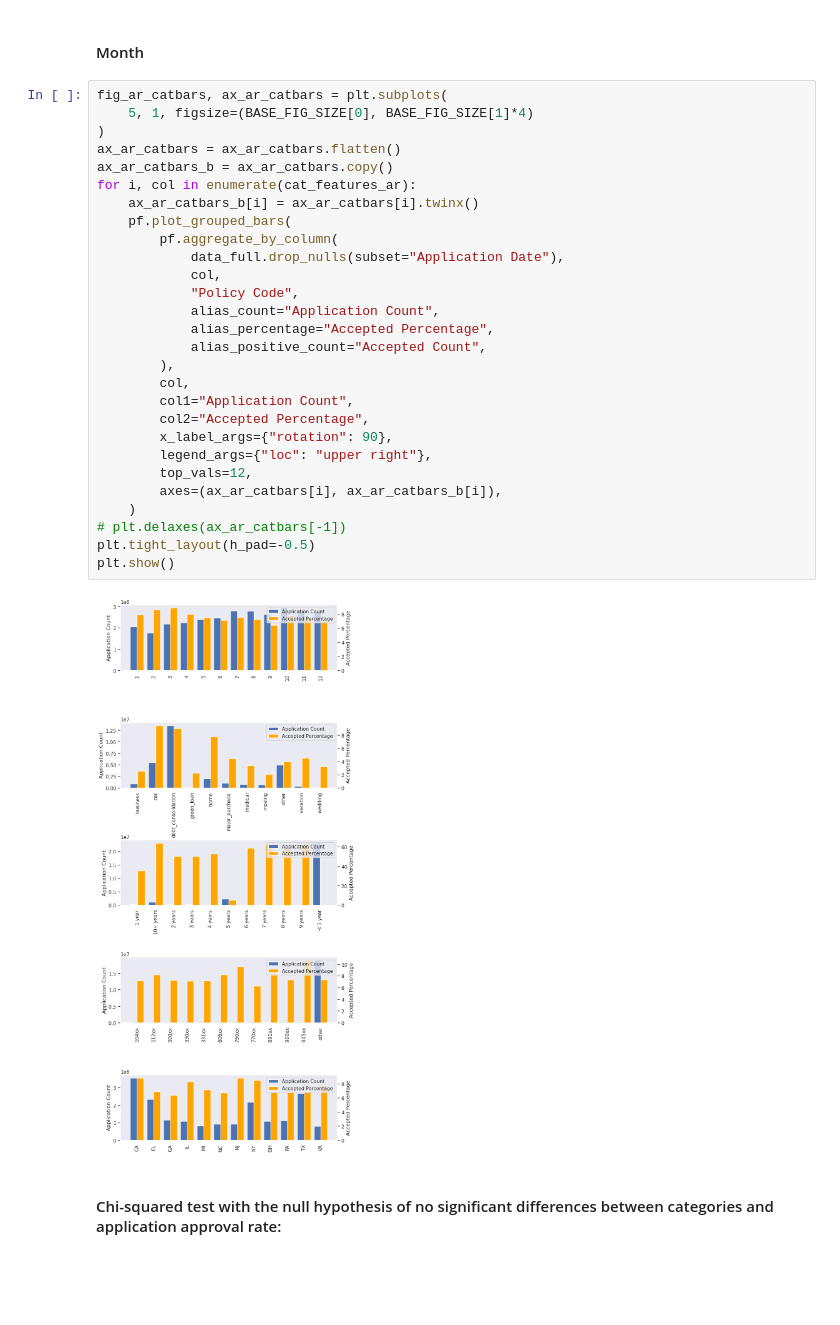
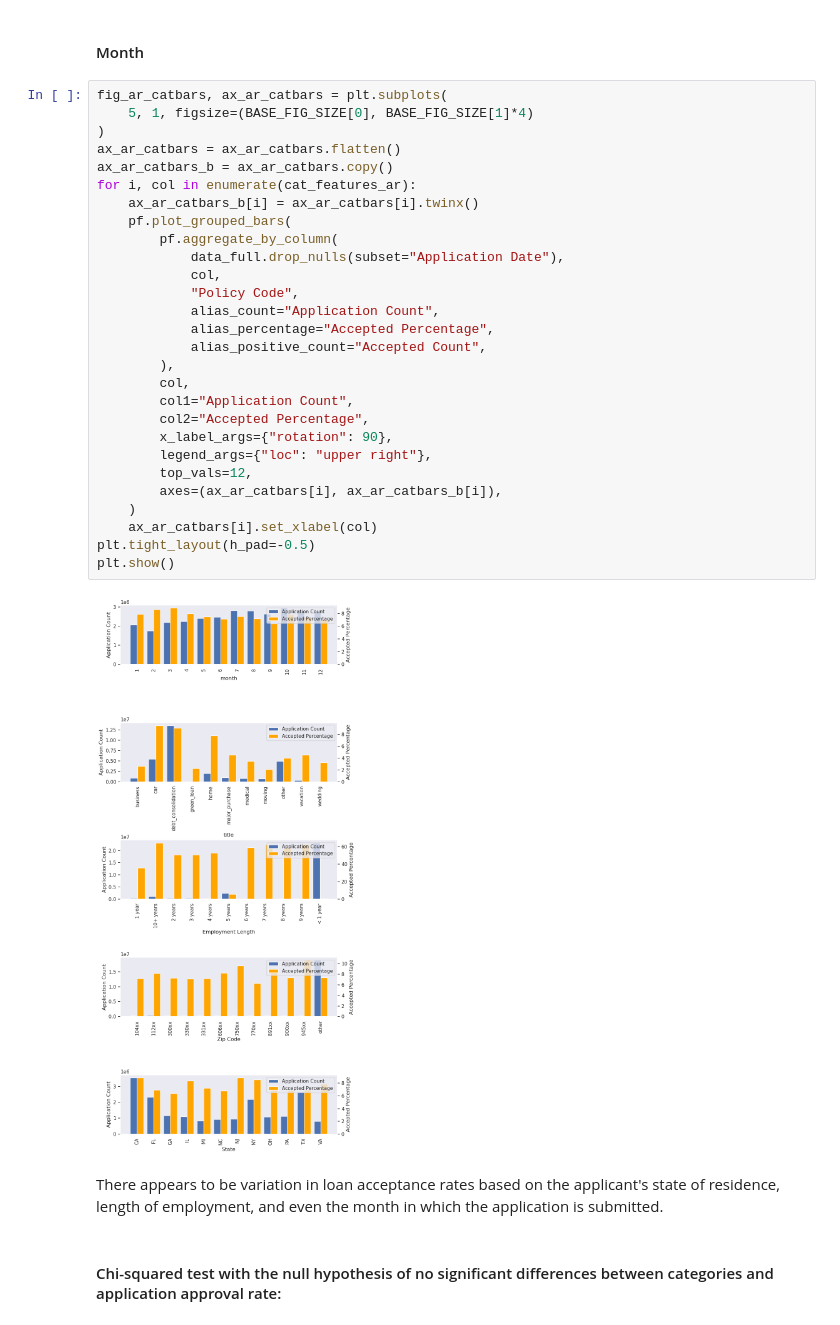
Before and after one commit to gediminas-skvarnavicius/lending-club, a Jupyter notebook: EDA.ipynb, the cells around one changed output. Drawn from its saved outputs; the diff is of its cells as text; blank space fills up the shorter version.

```diff
--- a/EDA.ipynb
+++ b/EDA.ipynb
@@ -380,33 +396,35 @@ data_full=data_full.with_columns(pl.col("Application Date").dt.month().alias('mo
 # %%
 fig_ar_catbars, ax_ar_catbars = plt.subplots(
     5, 1, figsize=(BASE_FIG_SIZE[0], BASE_FIG_SIZE[1]*4)
 )
 ax_ar_catbars = ax_ar_catbars.flatten()
 ax_ar_catbars_b = ax_ar_catbars.copy()
 for i, col in enumerate(cat_features_ar):
     ax_ar_catbars_b[i] = ax_ar_catbars[i].twinx()
     pf.plot_grouped_bars(
         pf.aggregate_by_column(
             data_full.drop_nulls(subset="Application Date"),
             col,
             "Policy Code",
             alias_count="Application Count",
             alias_percentage="Accepted Percentage",
             alias_positive_count="Accepted Count",
         ),
         col,
         col1="Application Count",
         col2="Accepted Percentage",
         x_label_args={"rotation": 90},
         legend_args={"loc": "upper right"},
         top_vals=12,
         axes=(ax_ar_catbars[i], ax_ar_catbars_b[i]),
     )
-# plt.delaxes(ax_ar_catbars[-1])
+    ax_ar_catbars[i].set_xlabel(col)
 plt.tight_layout(h_pad=-0.5)
 plt.show()
 # %% [output]
-[figure, old version]
+[figure, new version]
+# %% [markdown]
+There appears to be variation in loan acceptance rates based on the applicant's state of residence, length of employment, and even the month in which the application is submitted.
 # %% [markdown]
 #### Chi-squared test with the null hypothesis of no significant differences between categories and application approval rate:
 # %%
```
Also changed, not shown: parts of 99 cells of this notebook, 4 other files.
